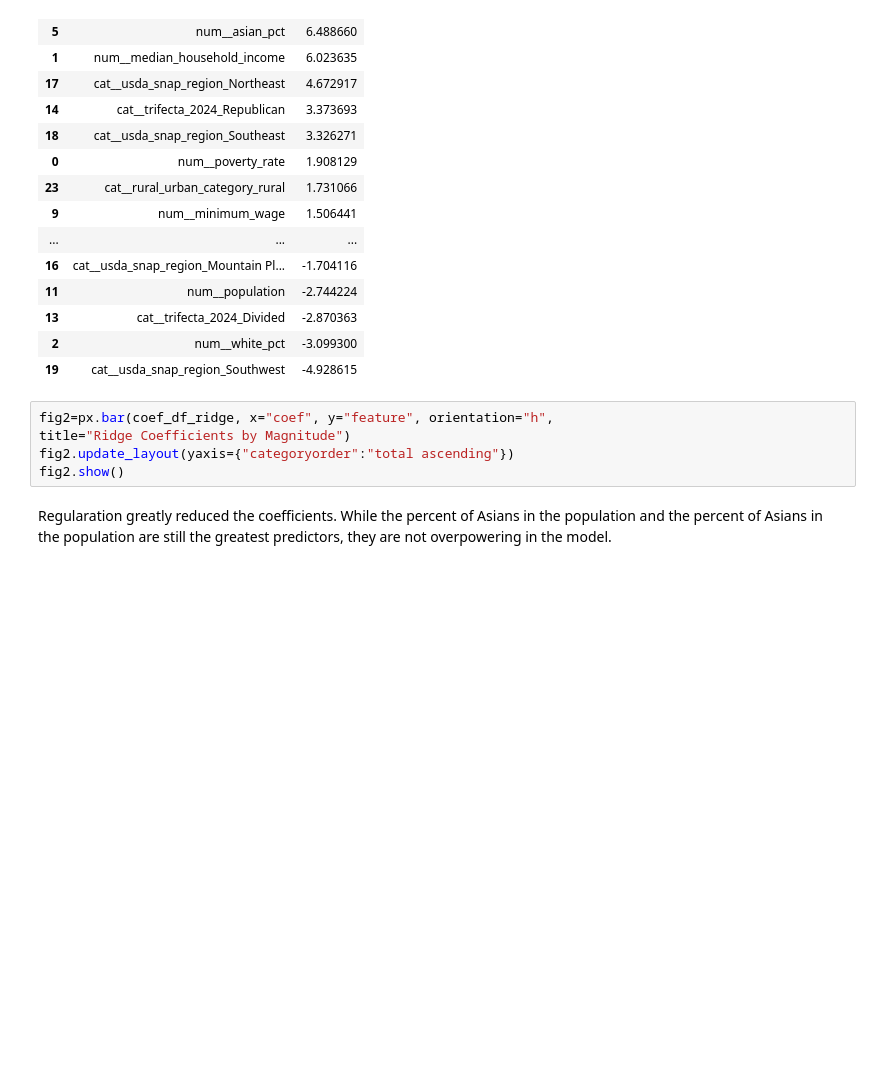
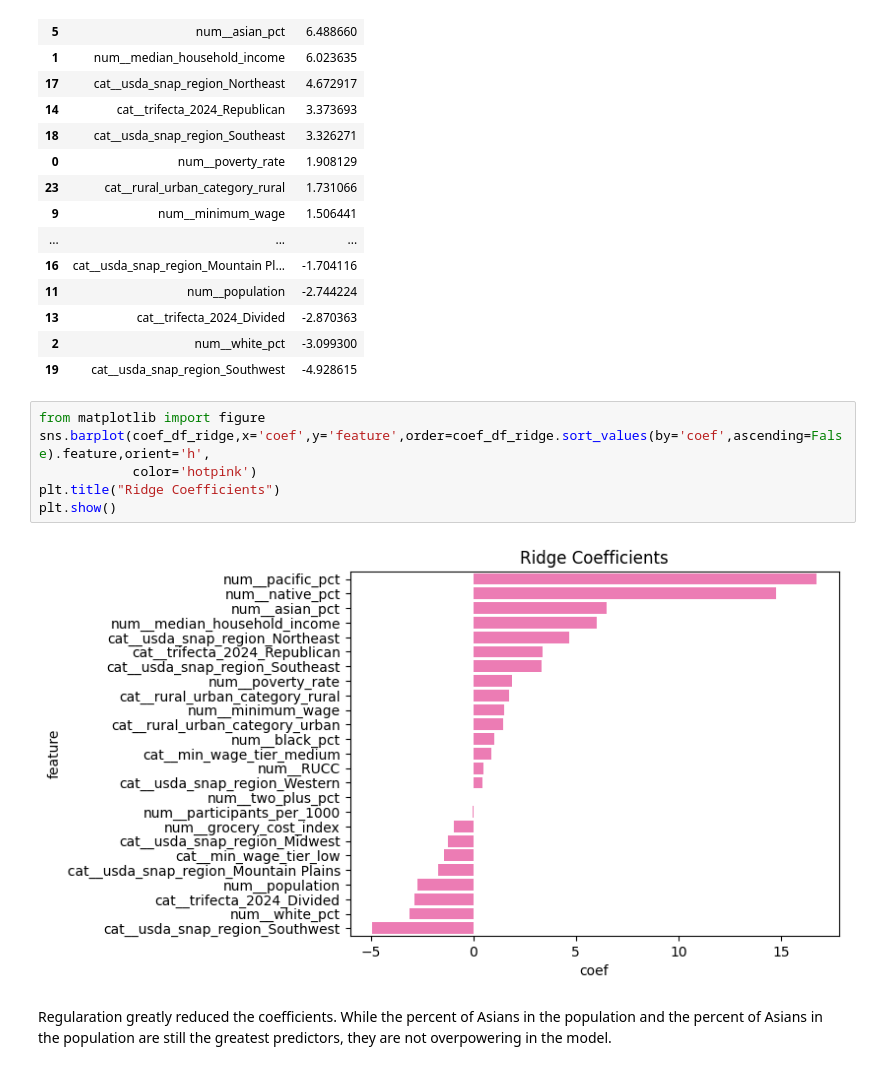
Before and after one commit to arnavjain321-prog/DS_6021_Final_Project, a Jupyter notebook: Model_ExplanationP1.ipynb, the cells around one changed output. Saved outputs shown, nothing was run; the diff lists cells and outputs as text; blank space fills up the shorter version.

```diff
--- a/Model_ExplanationP1.ipynb
+++ b/Model_ExplanationP1.ipynb
@@ -583,11 +573,14 @@ coef_df_ridge.sort_values(by="coef",ascending=False)
 | 13 | cat__trifecta_2024_Divided | -2.870363 |
 | 2 | num__white_pct | -3.099300 |
 | 19 | cat__usda_snap_region_Southwest | -4.928615 |
-# %%
-fig2=px.bar(coef_df_ridge, x="coef", y="feature", orientation="h",
-title="Ridge Coefficients by Magnitude")
-fig2.update_layout(yaxis={"categoryorder":"total ascending"})
-fig2.show()
+# %%
+from matplotlib import figure
+sns.barplot(coef_df_ridge,x='coef',y='feature',order=coef_df_ridge.sort_values(by='coef',ascending=False).feature,orient='h',
+            color='hotpink')
+plt.title("Ridge Coefficients")
+plt.show()
+# %% [output]
+[figure, added]
 # %% [markdown]
 Regularation greatly reduced the coefficients. While the percent of Asians in the population and the percent of Asians in the population are still the greatest predictors, they are not overpowering in the model.
 # %% [markdown]
```
Also changed, not shown: parts of 16 cells of this notebook, 1 other file.
